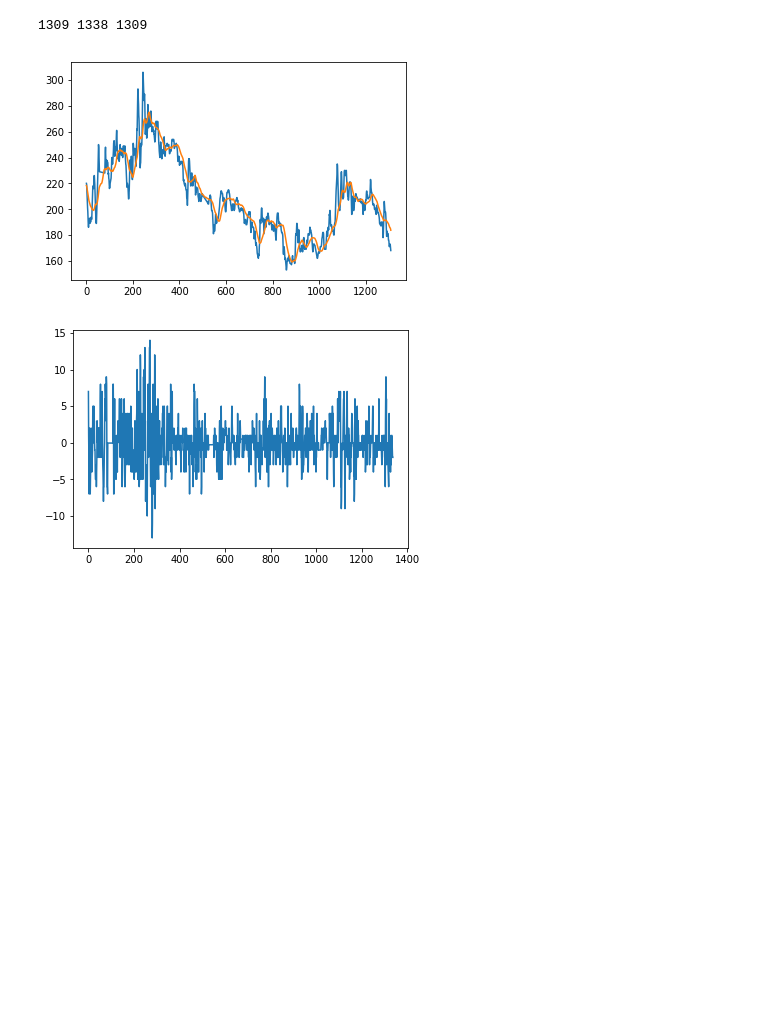
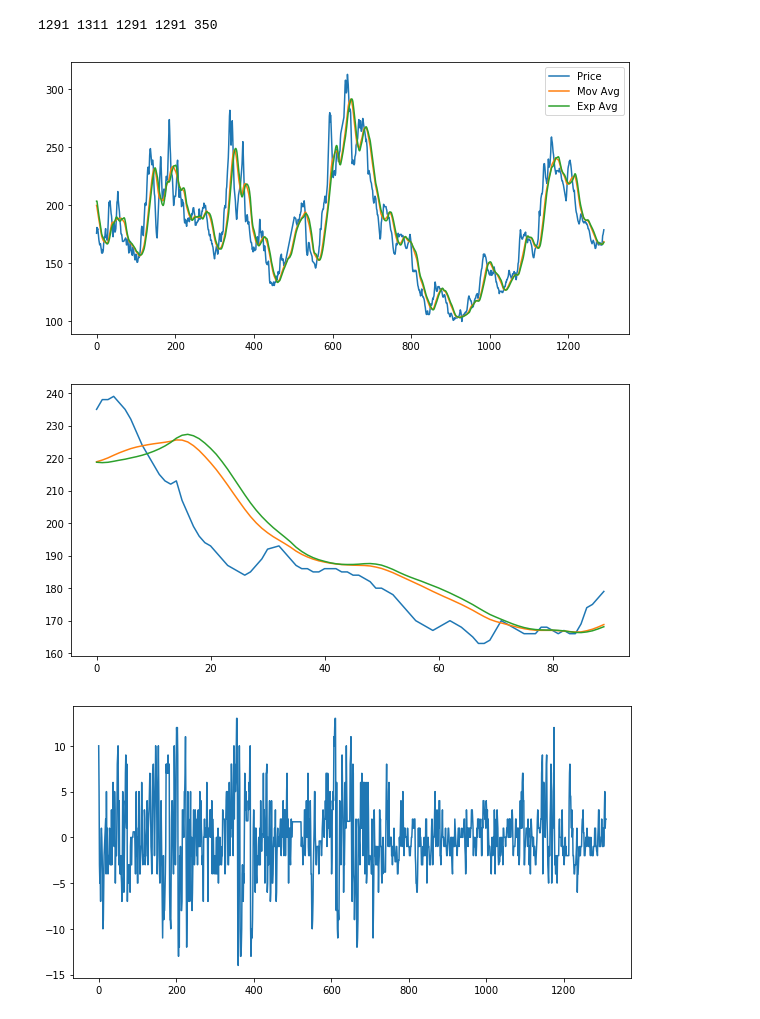
Before and after one commit to rmmartin02/OSRS_Research, a Jupyter notebook: ML/OSRS/Classification.ipynb, the cells around one changed output. Saved outputs shown, nothing was run; the diff lists cells and outputs as text; code cells hidden in the pictures; blank space fills up the shorter version.

```diff
--- a/ML/OSRS/Classification.ipynb
+++ b/ML/OSRS/Classification.ipynb
@@ -21,2 +19,2 @@ ImportError: cannot import name 'np_utils'
 # %%
-item = 'Cannonball'
+item = "Lobster"
@@ -47,16 +54,46 @@ items.getInfo(item)
+# %%
+def sma(data, window):
+        """
+        Calculates Simple Moving Average
+        http://fxtrade.oanda.com/learn/forex-indicators/simple-moving-average
+        """
+        if len(data) < window:
+            return None
+        return sum(data[-window:]) / float(window)
+
+
+def ema(values, window):
+    """ Numpy implementation of EMA
+    """
+    weights = np.exp(np.linspace(-1., 0., window))
+    weights /= weights.sum()
+    a =  np.convolve(values, weights, mode='full')[:len(values)]
+    a[:window] = a[window]
+    return a
 # %%
-ma = 30
+ma = 21
 prices = items.getPrices(item)
 changes = items.getPriceChanges(item)
 movAvg = items.movingAverage(item,ma)
-print(len(movAvg),len(prices),len(prices[ma-1:]))
-plt.plot(prices[ma-1:])
-plt.plot(movAvg)
-plt.plot()
+expAvg = ema(prices,ma)[-1*len(movAvg):]
+quant = items.getQuants(item)
+print(len(movAvg),len(prices),len(movAvg),len(expAvg),len(quant))
+plt.rcParams['figure.figsize'] = [10, 5]
+plt.plot(prices[-1*len(movAvg):],label='Price')
+plt.plot(movAvg,label='Mov Avg')
+plt.plot(expAvg,label='Exp Avg')
+plt.legend()
+plt.show()
+plt.plot(prices[-90:])
+plt.plot(movAvg[-90:])
+plt.plot(expAvg[-90:])
 plt.show()
 plt.plot(changes)
 plt.show()
+plt.plot(quant)
+plt.show()
 # %% [output]
-1309 1338 1309
+1291 1311 1291 1291 350
-[figure, old version]
+[figure, new version]
-[figure, old version]
+[figure, new version]
+[figure, added]
```
Also changed, not shown: parts of 25 cells of this notebook, 4 other files.
